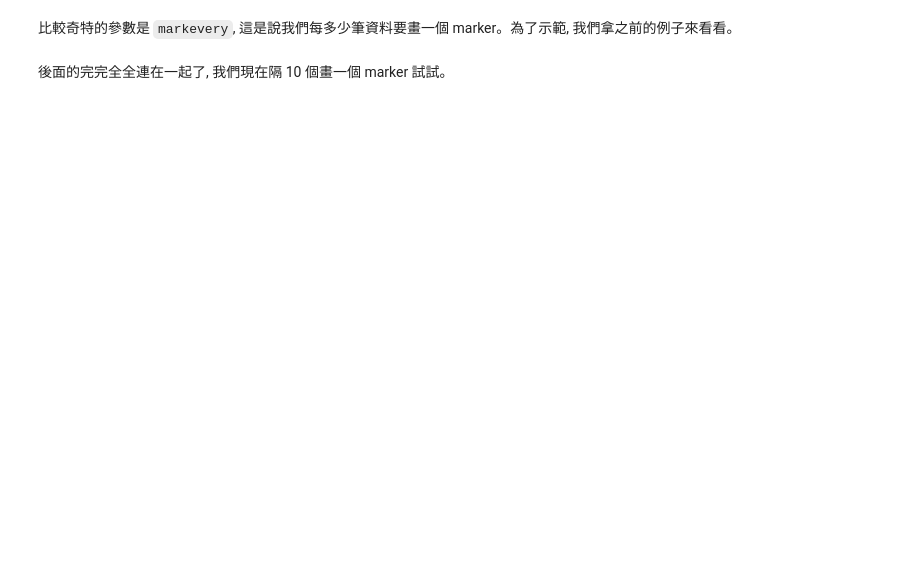
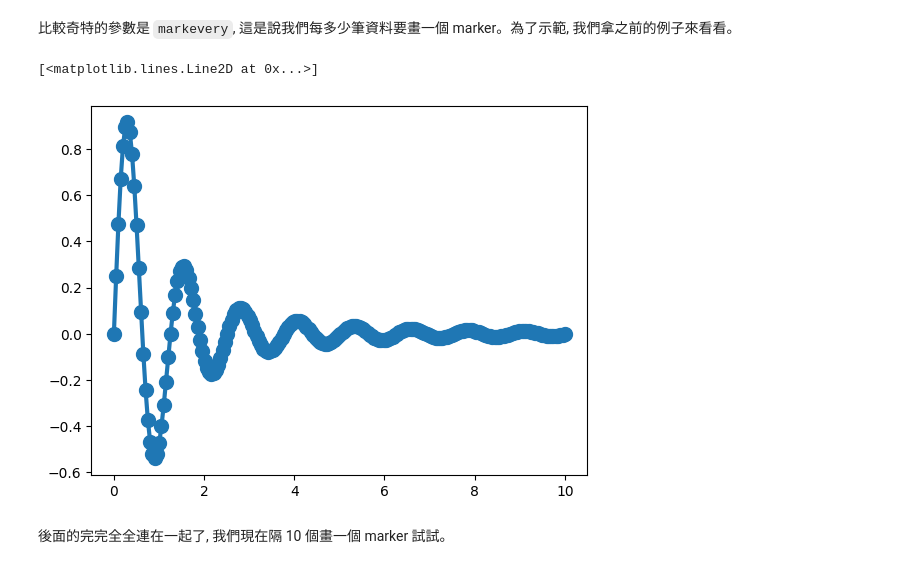
Before and after one commit to nelsonchchang/IMLP, a Jupyter notebook: Unit02/2.3.2_Matplotlib資料視覺化.ipynb, the cells around one changed output. Drawn from its saved outputs; the diff is of its cells as text; code cells hidden in the pictures; blank space fills up the shorter version.

```diff
--- a/Unit02/2.3.2_Matplotlib資料視覺化.ipynb
+++ b/Unit02/2.3.2_Matplotlib資料視覺化.ipynb
@@ -245,4 +250,11 @@ plt.plot(x, y, marker='o')
 # %% [markdown]
 比較奇特的參數是 `markevery`, 這是說我們每多少筆資料要畫一個 marker。為了示範, 我們拿之前的例子來看看。
+# %%
+x = np.linspace(0, 10, 200)
+y = np.sin(5 * x) / (1 + x ** 2)
+plt.plot(x, y, lw=3, marker='o', ms=10)
+# %% [output]
+[<matplotlib.lines.Line2D at 0x...>]
+[figure, added]
 # %% [markdown]
 後面的完完全全連在一起了, 我們現在隔 10 個畫一個 marker 試試。
```
Also changed, not shown: parts of 8 cells of this notebook.
